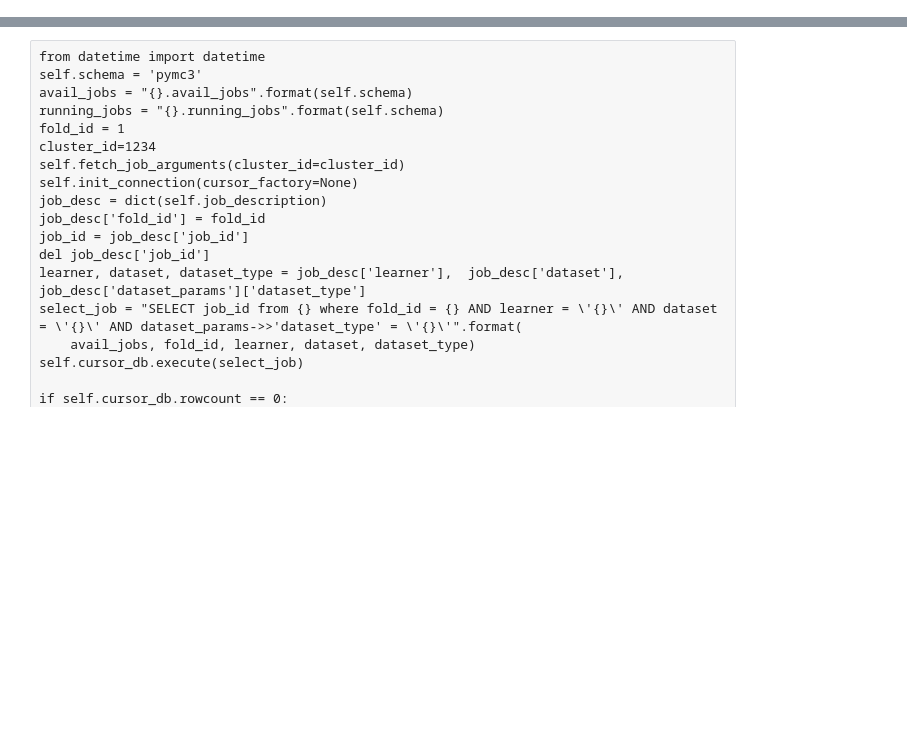
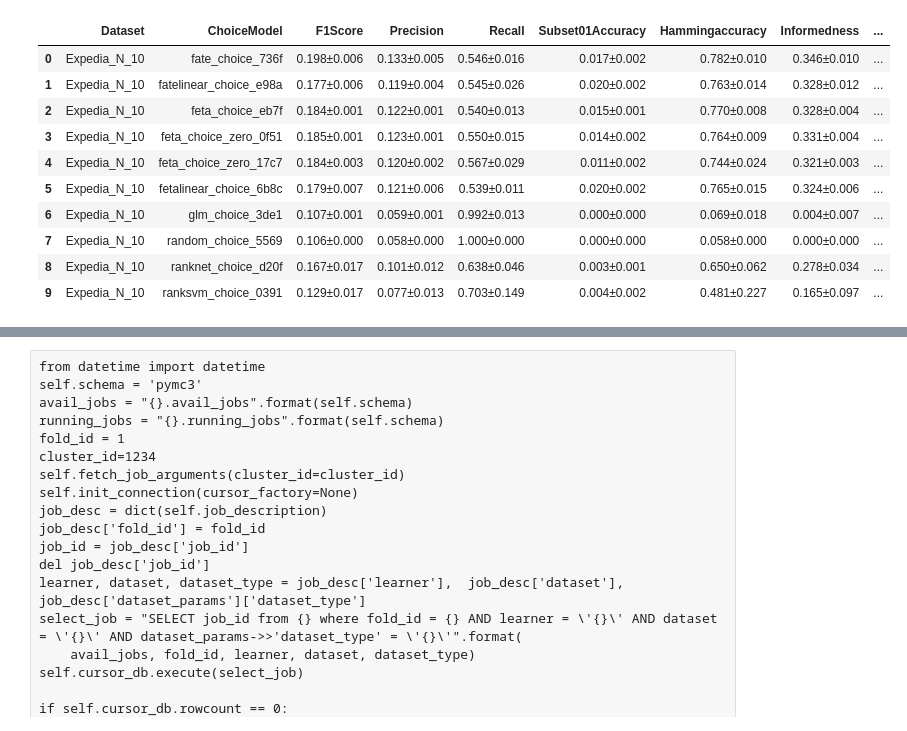
Before and after one commit to kiudee/cs-ranking, a Jupyter notebook: experiments/result_choice.ipynb, the cells around one changed output, grey strips where cells are left out. Saved outputs shown, nothing was run; the diff lists cells and outputs as text; code cells hidden in the pictures; blank space fills up the shorter version.

```diff
--- a/experiments/result_choice.ipynb
+++ b/experiments/result_choice.ipynb
@@ -245,0 +61,15 @@ def create_combined_dfs(DATASET, latex_row=False):
+# %%
+df = get_combined_results(d, logger, learning_problem, False)
+df
+# %% [output]
+|  | Dataset | ChoiceModel | F1Score | Precision | Recall | Subset01Accuracy | Hammingaccuracy | Informedness | ... |
+| 0 | Expedia_N_10 | fate_choice_736f | 0.198±0.006 | 0.133±0.005 | 0.546±0.016 | 0.017±0.002 | 0.782±0.010 | 0.346±0.010 | ... |
+| 1 | Expedia_N_10 | fatelinear_choice_e98a | 0.177±0.006 | 0.119±0.004 | 0.545±0.026 | 0.020±0.002 | 0.763±0.014 | 0.328±0.012 | ... |
+| 2 | Expedia_N_10 | feta_choice_eb7f | 0.184±0.001 | 0.122±0.001 | 0.540±0.013 | 0.015±0.001 | 0.770±0.008 | 0.328±0.004 | ... |
+| 3 | Expedia_N_10 | feta_choice_zero_0f51 | 0.185±0.001 | 0.123±0.001 | 0.550±0.015 | 0.014±0.002 | 0.764±0.009 | 0.331±0.004 | ... |
+| 4 | Expedia_N_10 | feta_choice_zero_17c7 | 0.184±0.003 | 0.120±0.002 | 0.567±0.029 | 0.011±0.002 | 0.744±0.024 | 0.321±0.003 | ... |
+| 5 | Expedia_N_10 | fetalinear_choice_6b8c | 0.179±0.007 | 0.121±0.006 | 0.539±0.011 | 0.020±0.002 | 0.765±0.015 | 0.324±0.006 | ... |
+| 6 | Expedia_N_10 | glm_choice_3de1 | 0.107±0.001 | 0.059±0.001 | 0.992±0.013 | 0.000±0.000 | 0.069±0.018 | 0.004±0.007 | ... |
+| 7 | Expedia_N_10 | random_choice_5569 | 0.106±0.000 | 0.058±0.000 | 1.000±0.000 | 0.000±0.000 | 0.058±0.000 | 0.000±0.000 | ... |
+| 8 | Expedia_N_10 | ranknet_choice_d20f | 0.167±0.017 | 0.101±0.012 | 0.638±0.046 | 0.003±0.001 | 0.650±0.062 | 0.278±0.034 | ... |
+| 9 | Expedia_N_10 | ranksvm_choice_0391 | 0.129±0.017 | 0.077±0.013 | 0.703±0.149 | 0.004±0.002 | 0.481±0.227 | 0.165±0.097 | ... |
```
Also changed, not shown: parts of 16 cells of this notebook, 10 other files.
